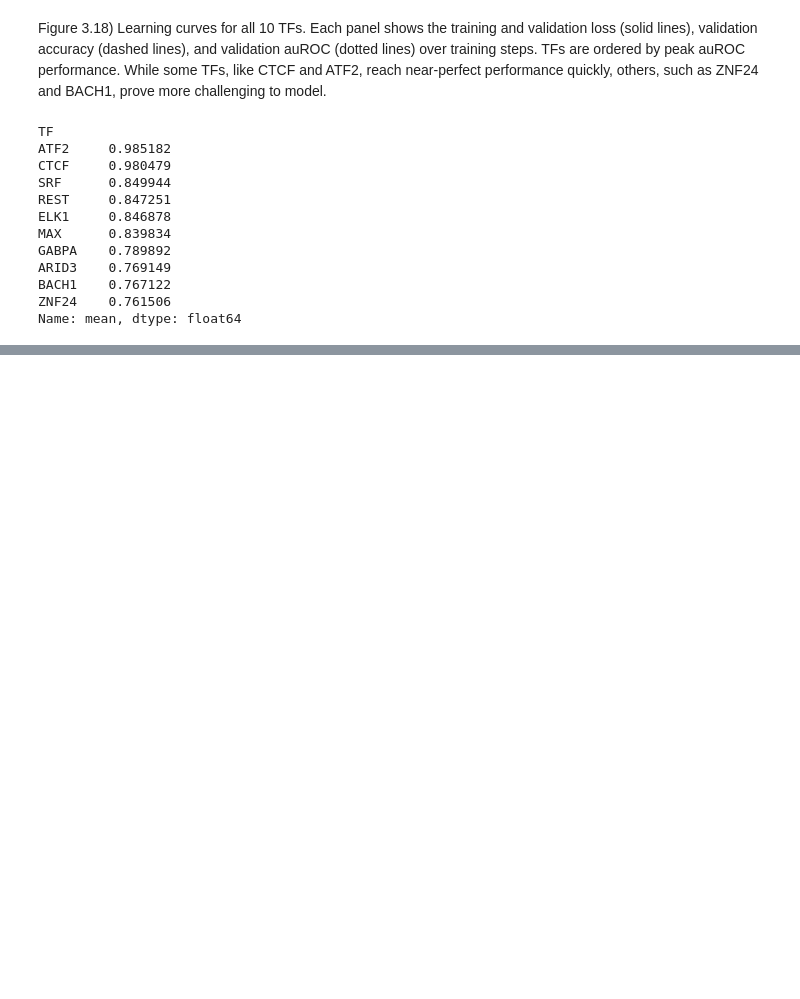
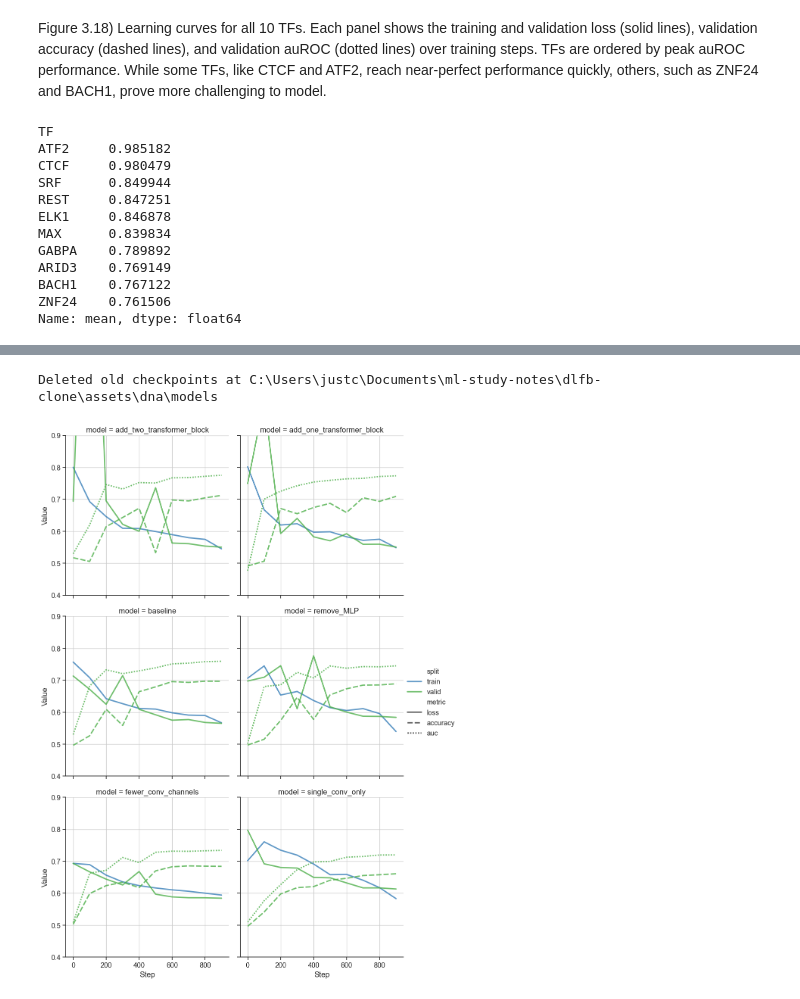
Before and after one commit to justjs4evr/ml-study-notes, a Jupyter notebook: dl_4bio/ch3.ipynb, the cells around one changed output, grey strips where cells are left out. Drawn from its saved outputs; the diff is of its cells as text; code cells hidden in the pictures; blank space fills up the shorter version.

```diff
--- a/dl_4bio/ch3.ipynb
+++ b/dl_4bio/ch3.ipynb
@@ -820,0 +942,19 @@ Name: mean, dtype: float64
+# %%
+models = {
+    # Our standard 2-layer CNN with dropout and MLP.
+    'baseline': ConvTransformerModel(),
+    # Ablations: Remove or reduce certain components.
+    # Only a single convolutional block.
+    "single_conv_only": ConvTransformerModel(
+        num_conv_blocks=1, num_transformer_blocks=0, num_mlp_blocks=0
+    ),
+    # Reduced capacity by lowering conv filters.
+    "fewer_conv_channels": ConvTransformerModel(conv_filters=8),
+    # Drop the MLP layers to test if they help.
+    "remove_MLP": ConvTransformerModel(num_mlp_blocks=0),
+    # Potential improvements: Add more expressive capacity.
+    # Add a transformer block after convolutions.
+    "add_one_transformer_block": ConvTransformerModel(num_transformer_blocks=1),
+    # Stack two transformer blocks.
+    "add_two_transformer_block": ConvTransformerModel(num_transformer_blocks=2),
+}
@@ -820,0 +981,13 @@ Name: mean, dtype: float64
+# %%
+import shutil
+from pathlib import Path
+
+# Delete old checkpoints before training
+base_model_path = "C:/Users/justc/Documents/ml-study-notes/dlfb-clone/assets/dna/models"
+model_dir = Path(base_model_path)
+
+if model_dir.exists():
+    shutil.rmtree(model_dir)
+    print(f"Deleted old checkpoints at {model_dir}")
+# %% [output]
+Deleted old checkpoints at C:\Users\justc\Documents\ml-study-notes\dlfb-clone\assets\dna\models
@@ -820,0 +1047,21 @@ Name: mean, dtype: float64
+# %%
+sns.set_context("notebook", font_scale=1.2, rc={"lines.linewidth": 2.5})
+sns.set_style("ticks", {"axes.grid": True})
+g = sns.relplot(
+    data=model_df,
+    x="round",
+    y="mean",
+    hue="split",
+    style="metric",
+    kind="line",
+    col="model",
+    col_order=model_order,
+    col_wrap=2,
+    alpha=0.8,
+    palette=DEFAULT_SPLIT_COLORS,
+    dashes=True,
+)
+g.set_axis_labels("Step", "Value")
+g.set(ylim=(0.4, 0.9));
+# %% [output]
+[figure, added]
```
Also changed, not shown: parts of 35 cells of this notebook.
